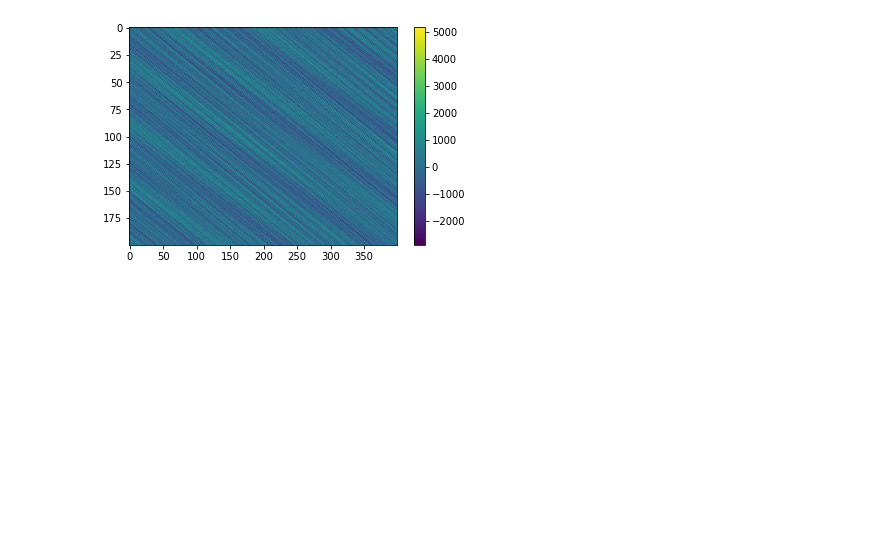
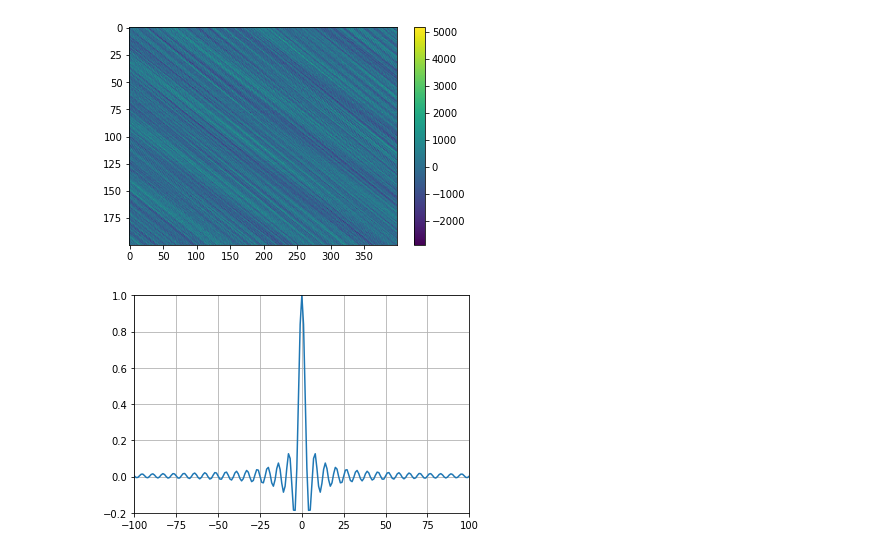
Before and after one commit to aliutkus/spe, a Jupyter notebook: dev/examples/test_spe.ipynb, the cells around one changed output. Cells and saved outputs as stored; diff of their text form; code cells hidden in the pictures; blank space fills up the shorter version.

```diff
--- a/dev/examples/test_spe.ipynb
+++ b/dev/examples/test_spe.ipynb
@@ -105,3 +118,20 @@ plt.plot(Q[:,:10].real)
 # %% [output]
 <matplotlib.colorbar.Colorbar at 0x...>
 [figure]
+# %%
+import numpy as np
+import matplotlib.pyplot as plt
+
+f = np.linspace(0, 1, 128)
+n = np.linspace(-100, 100, 201)
+
+cos_fn = np.sum(np.cos(f[:, None] * n[None, :]), axis=0)
+
+plt.plot(n, cos_fn/np.max(np.abs(cos_fn)))
+plt.axis([-100, 100, -0.2, 1])
+plt.grid(True)
+plt.xlabel('m-n')
+plt.ylabel('')
+plt.title('The attention pattern for APE')
+# %% [output]
+[figure, added]
```
Also changed, not shown: parts of 4 cells of this notebook, 2 other files.
